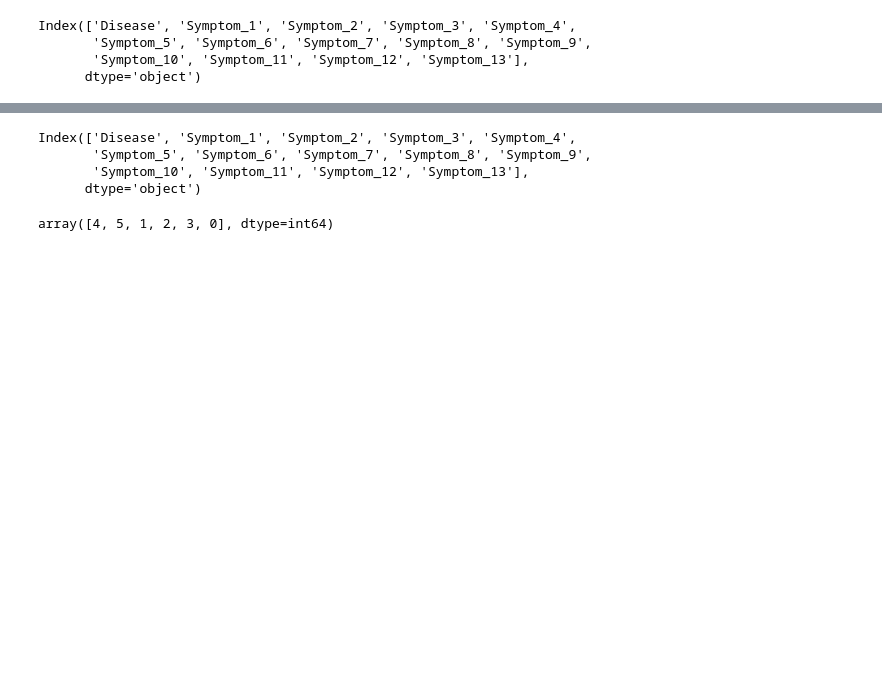
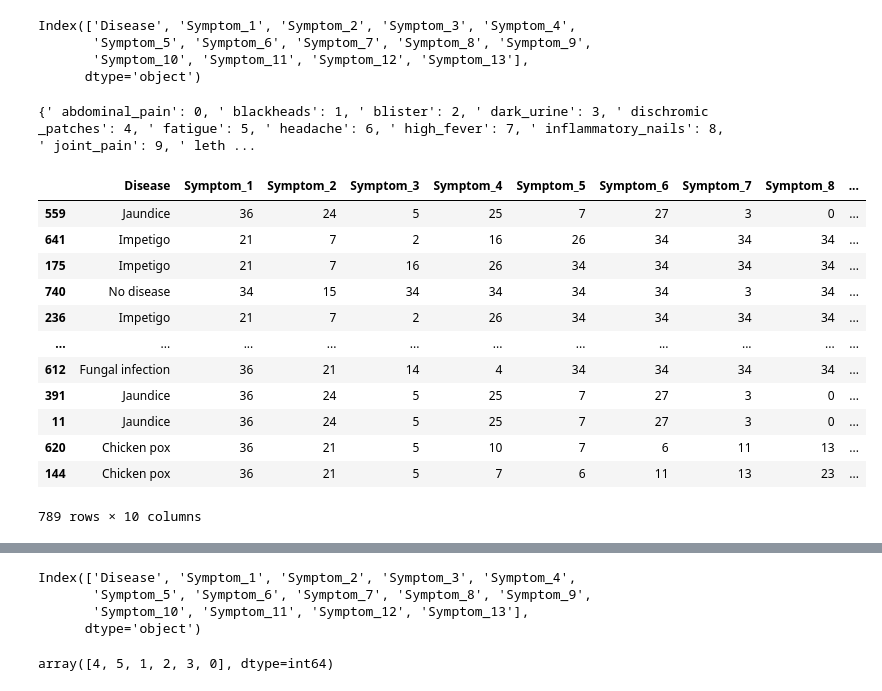
Before and after one commit to Dhruva-K/EDAI, a Jupyter notebook: notebooks/edai_stomach.ipynb, the cells around one changed output, grey strips where cells are left out. Drawn from its saved outputs; the diff is of its cells as text; code cells hidden in the pictures; blank space fills up the shorter version.

```diff
--- a/edai_stomach.ipynb
+++ b/notebooks/edai_stomach.ipynb
@@ -64,6 +64,36 @@ Index(['Disease', 'Symptom_1', 'Symptom_2', 'Symptom_3', 'Symptom_4',
        'Symptom_5', 'Symptom_6', 'Symptom_7', 'Symptom_8', 'Symptom_9',
        'Symptom_10', 'Symptom_11', 'Symptom_12', 'Symptom_13'],
       dtype='object')
+# %%
+from sklearn.preprocessing import LabelEncoder
+le=LabelEncoder()
+# %%
+d=df["Disease"]
+le.fit(df.values.flatten())
+df=pd.DataFrame(columns=df.columns, data=le.transform(df.values.flatten()).reshape(df.shape))
+df["Disease"]=d
+# %%
+le_name_mapping = dict(zip(le.classes_, le.transform(le.classes_)))
+print(le_name_mapping)
+# %% [output]
+{' abdominal_pain': 0, ' blackheads': 1, ' blister': 2, ' dark_urine': 3, ' dischromic _patches': 4, ' fatigue': 5, ' headache': 6, ' high_fever': 7, ' inflammatory_nails': 8, ' joint_pain': 9, ' leth ...
+# %%
+df1=df.sample(frac=1)
+df1
+# %% [output]
+|  | Disease | Symptom_1 | Symptom_2 | Symptom_3 | Symptom_4 | Symptom_5 | Symptom_6 | Symptom_7 | Symptom_8 | ... |
+| 559 | Jaundice | 36 | 24 | 5 | 25 | 7 | 27 | 3 | 0 | ... |
+| 641 | Impetigo | 21 | 7 | 2 | 16 | 26 | 34 | 34 | 34 | ... |
+| 175 | Impetigo | 21 | 7 | 16 | 26 | 34 | 34 | 34 | 34 | ... |
+| 740 | No disease | 34 | 15 | 34 | 34 | 34 | 34 | 3 | 34 | ... |
+| 236 | Impetigo | 21 | 7 | 2 | 26 | 34 | 34 | 34 | 34 | ... |
+| ... | ... | ... | ... | ... | ... | ... | ... | ... | ... | ... |
+| 612 | Fungal infection | 36 | 21 | 14 | 4 | 34 | 34 | 34 | 34 | ... |
+| 391 | Jaundice | 36 | 24 | 5 | 25 | 7 | 27 | 3 | 0 | ... |
+| 11 | Jaundice | 36 | 24 | 5 | 25 | 7 | 27 | 3 | 0 | ... |
+| 620 | Chicken pox | 36 | 21 | 5 | 10 | 7 | 6 | 11 | 13 | ... |
+| 144 | Chicken pox | 36 | 21 | 5 | 7 | 6 | 11 | 13 | 23 | ... |
+789 rows × 10 columns
 # %%
 cols= df.columns[1:]
 #df1=pd.get_dummies(df, columns = cols , drop_first =True)
```
Also changed, not shown: parts of 4 cells of this notebook, 10 other files.
